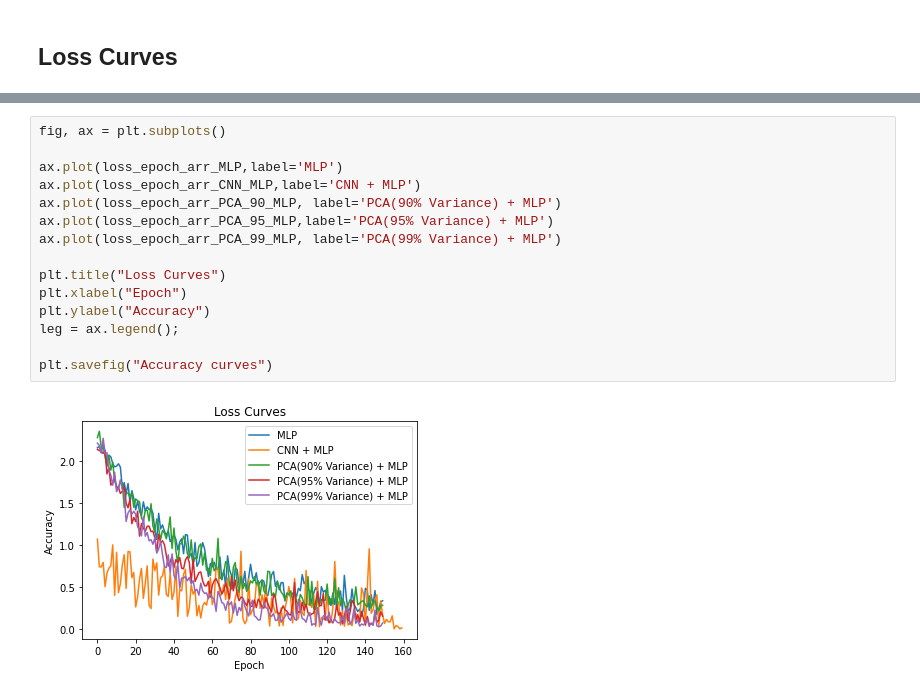
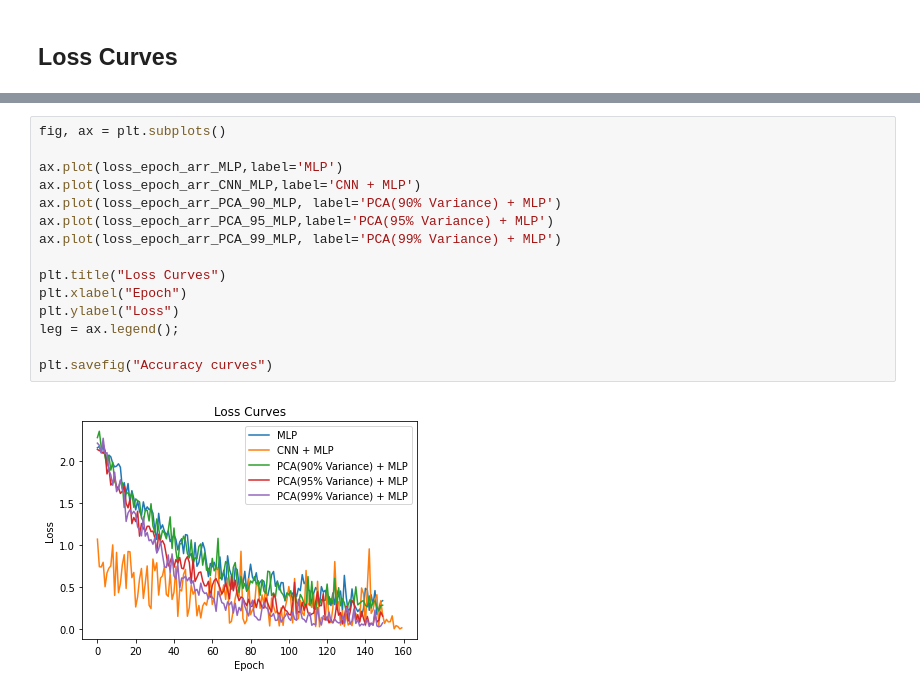
Before and after one commit to sagar9926/MTech_Atificial_Intelligence, a Jupyter notebook: ML1/Fractal3_Assignment/Major_Project_VF.ipynb, the cells around one changed output, grey strips where cells are left out. Cells and saved outputs as stored; diff of their text form.

```diff
--- a/ML1/Fractal3_Assignment/Major_Project_VF.ipynb
+++ b/ML1/Fractal3_Assignment/Major_Project_VF.ipynb
@@ -1849,17 +1178,17 @@ loss_epoch_arr_CNN_MLP = [1.070456862449646,
 # %%
 fig, ax = plt.subplots()
 
 ax.plot(loss_epoch_arr_MLP,label='MLP')
 ax.plot(loss_epoch_arr_CNN_MLP,label='CNN + MLP')
 ax.plot(loss_epoch_arr_PCA_90_MLP, label='PCA(90% Variance) + MLP')
 ax.plot(loss_epoch_arr_PCA_95_MLP,label='PCA(95% Variance) + MLP')
 ax.plot(loss_epoch_arr_PCA_99_MLP, label='PCA(99% Variance) + MLP')
 
 plt.title("Loss Curves")
 plt.xlabel("Epoch")
-plt.ylabel("Accuracy")
+plt.ylabel("Loss")
 leg = ax.legend();
 
 plt.savefig("Accuracy curves")
 # %% [output]
-[figure, old version]
+[figure, new version]
```
Also changed, not shown: parts of 14 cells of this notebook.
